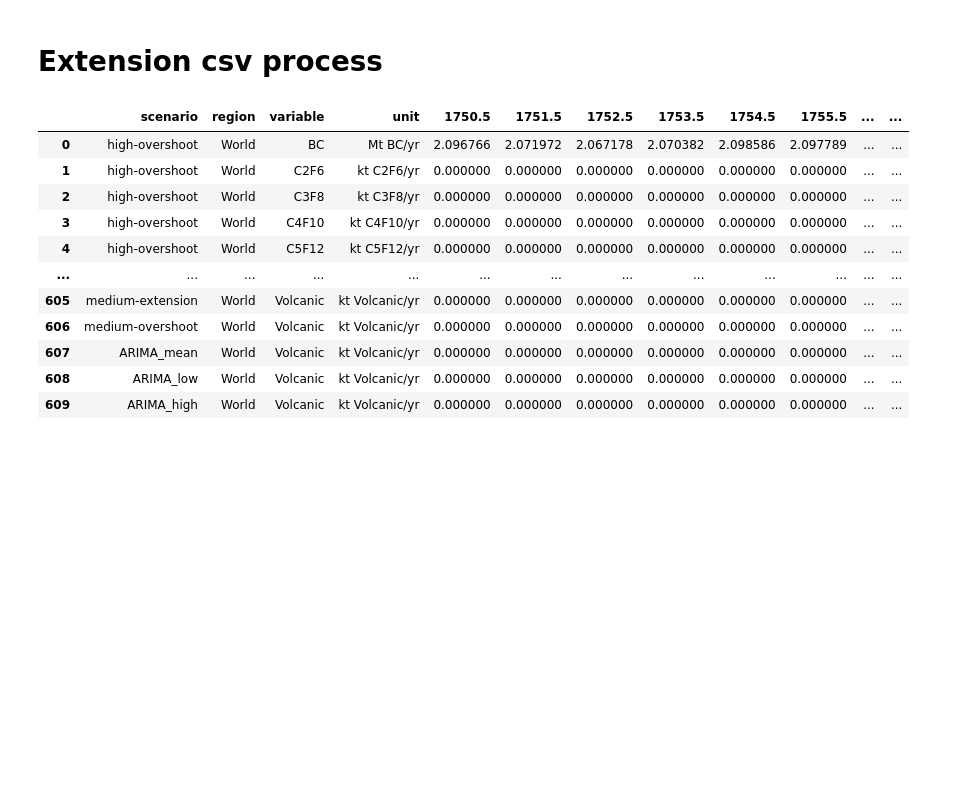
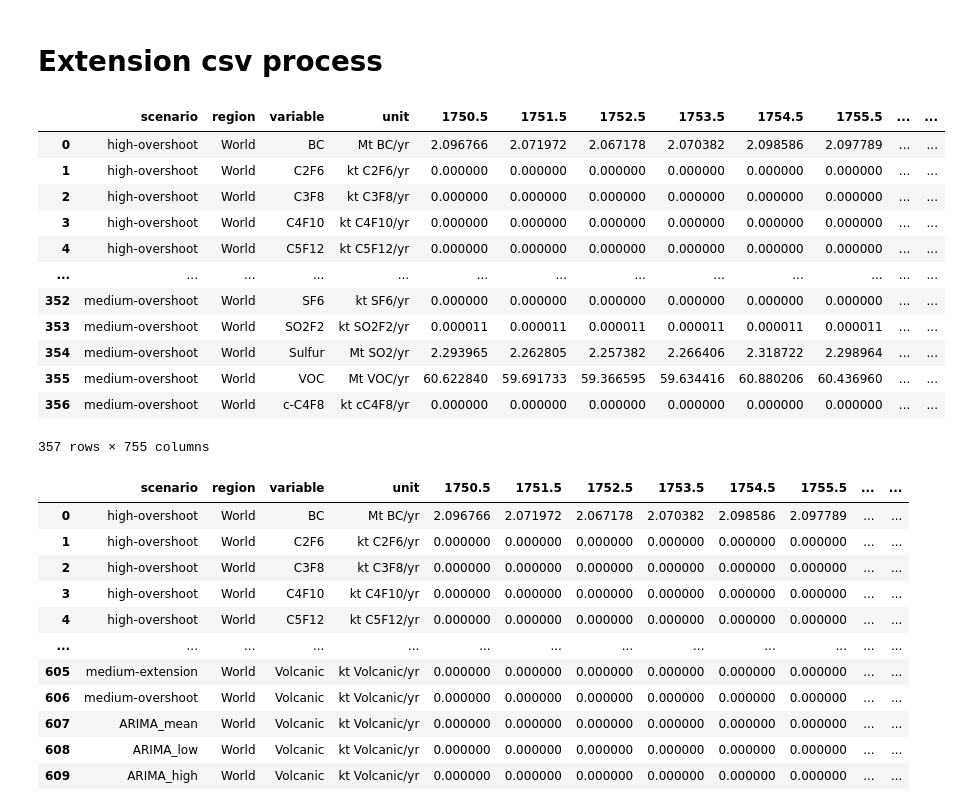
Before and after one commit to xuxingcheng/FAIR-emission-climate-model, a Jupyter notebook: ARIMA/Model_fitting_test.ipynb, the cells around one changed output. Drawn from its saved outputs; the diff is of its cells as text; code cells hidden in the pictures; blank space fills up the shorter version.

```diff
--- a/ARIMA/Model_fitting_test.ipynb
+++ b/ARIMA/Model_fitting_test.ipynb
@@ -48,3 +56,19 @@ for specie in extension_csv["variable"].unique():
+# %%
+extension_csv
+# %% [output]
+|  | scenario | region | variable | unit | 1750.5 | 1751.5 | 1752.5 | 1753.5 | 1754.5 | 1755.5 | ... | ... |
+| 0 | high-overshoot | World | BC | Mt BC/yr | 2.096766 | 2.071972 | 2.067178 | 2.070382 | 2.098586 | 2.097789 | ... | ... |
+| 1 | high-overshoot | World | C2F6 | kt C2F6/yr | 0.000000 | 0.000000 | 0.000000 | 0.000000 | 0.000000 | 0.000000 | ... | ... |
+| 2 | high-overshoot | World | C3F8 | kt C3F8/yr | 0.000000 | 0.000000 | 0.000000 | 0.000000 | 0.000000 | 0.000000 | ... | ... |
+| 3 | high-overshoot | World | C4F10 | kt C4F10/yr | 0.000000 | 0.000000 | 0.000000 | 0.000000 | 0.000000 | 0.000000 | ... | ... |
+| 4 | high-overshoot | World | C5F12 | kt C5F12/yr | 0.000000 | 0.000000 | 0.000000 | 0.000000 | 0.000000 | 0.000000 | ... | ... |
+| ... | ... | ... | ... | ... | ... | ... | ... | ... | ... | ... | ... | ... |
+| 352 | medium-overshoot | World | SF6 | kt SF6/yr | 0.000000 | 0.000000 | 0.000000 | 0.000000 | 0.000000 | 0.000000 | ... | ... |
+| 353 | medium-overshoot | World | SO2F2 | kt SO2F2/yr | 0.000011 | 0.000011 | 0.000011 | 0.000011 | 0.000011 | 0.000011 | ... | ... |
+| 354 | medium-overshoot | World | Sulfur | Mt SO2/yr | 2.293965 | 2.262805 | 2.257382 | 2.266406 | 2.318722 | 2.298964 | ... | ... |
+| 355 | medium-overshoot | World | VOC | Mt VOC/yr | 60.622840 | 59.691733 | 59.366595 | 59.634416 | 60.880206 | 60.436960 | ... | ... |
+| 356 | medium-overshoot | World | c-C4F8 | kt cC4F8/yr | 0.000000 | 0.000000 | 0.000000 | 0.000000 | 0.000000 | 0.000000 | ... | ... |
+357 rows × 755 columns
 # %%
 years_before = [y + 0.5 for y in range(1750, startyear)]
 years_after  = [y + 0.5 for y in range(startyear, endyear + 1)]
```
Also changed, not shown: parts of 3 cells of this notebook, 8 other files.
